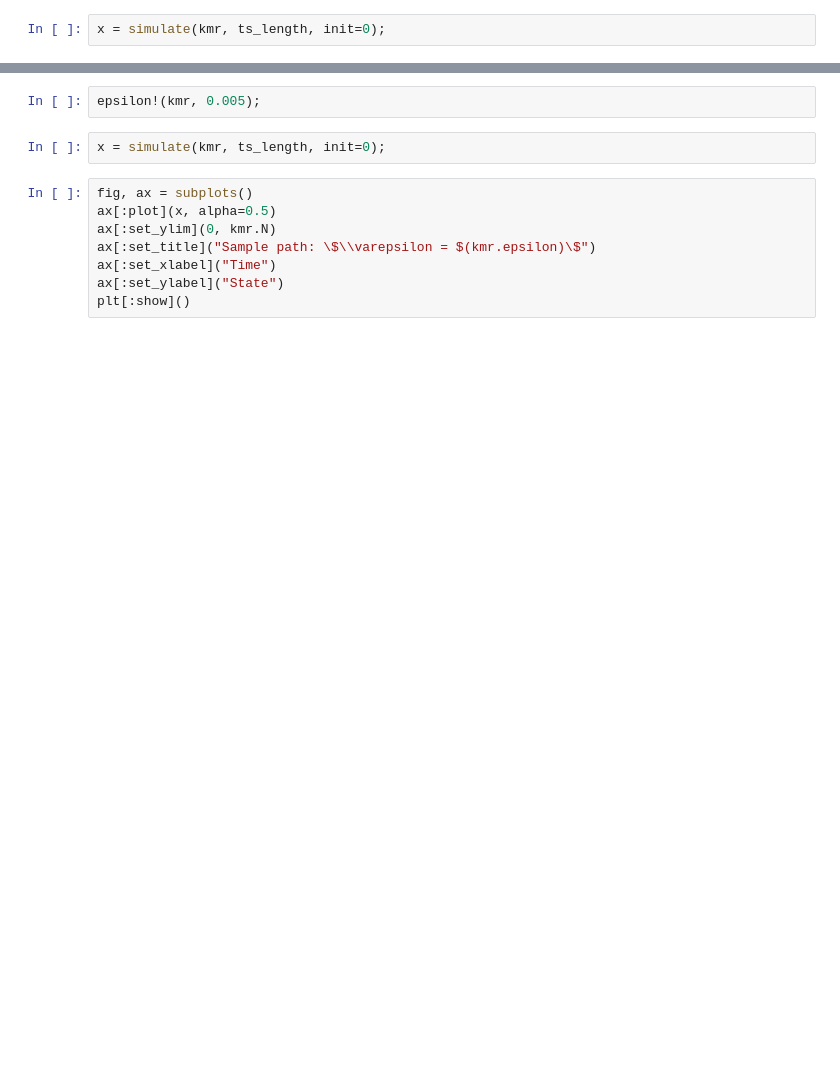
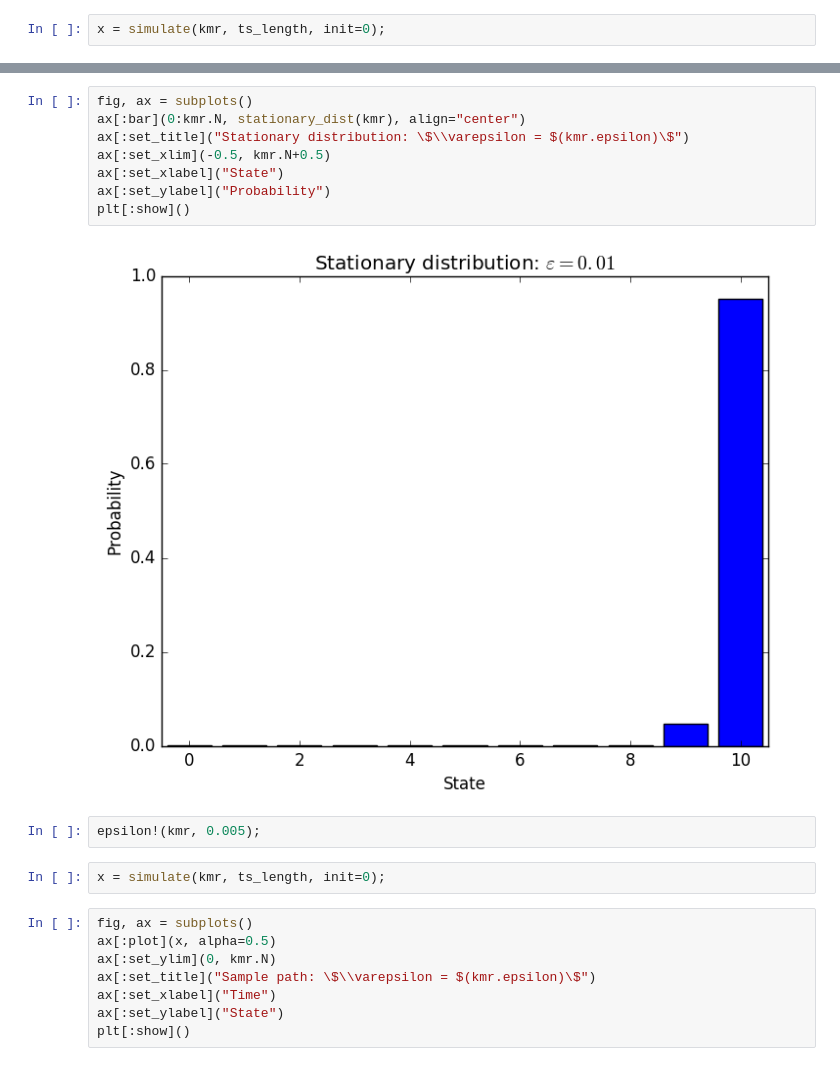
Before and after one commit to fagan2888/stochevolution, a Jupyter notebook: KMR2x2_example_jl.ipynb, the cells around one changed output, grey strips where cells are left out. Cells and saved outputs as stored; diff of their text form; blank space fills up the shorter version.

Commit message:
Add stationary_dist

```diff
--- a/KMR2x2_example_jl.ipynb
+++ b/KMR2x2_example_jl.ipynb
@@ -44,3 +44,13 @@ plt[:show]()
+# %%
+fig, ax = subplots()
+ax[:bar](0:kmr.N, stationary_dist(kmr), align="center")
+ax[:set_title]("Stationary distribution: \$\\varepsilon = $(kmr.epsilon)\$")
+ax[:set_xlim](-0.5, kmr.N+0.5)
+ax[:set_xlabel]("State")
+ax[:set_ylabel]("Probability")
+plt[:show]()
+# %% [output]
+[figure, added]
 # %%
 epsilon!(kmr, 0.005);
 # %%
```
Also changed, not shown: parts of 6 cells of this notebook, 1 other file.
